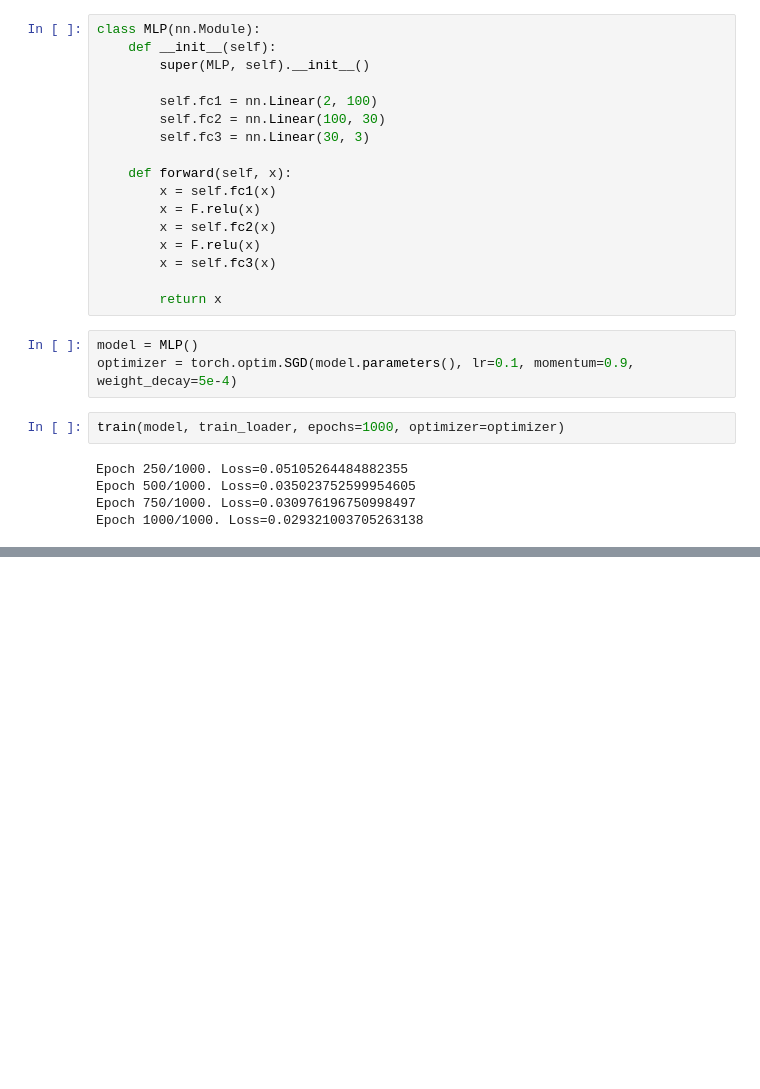
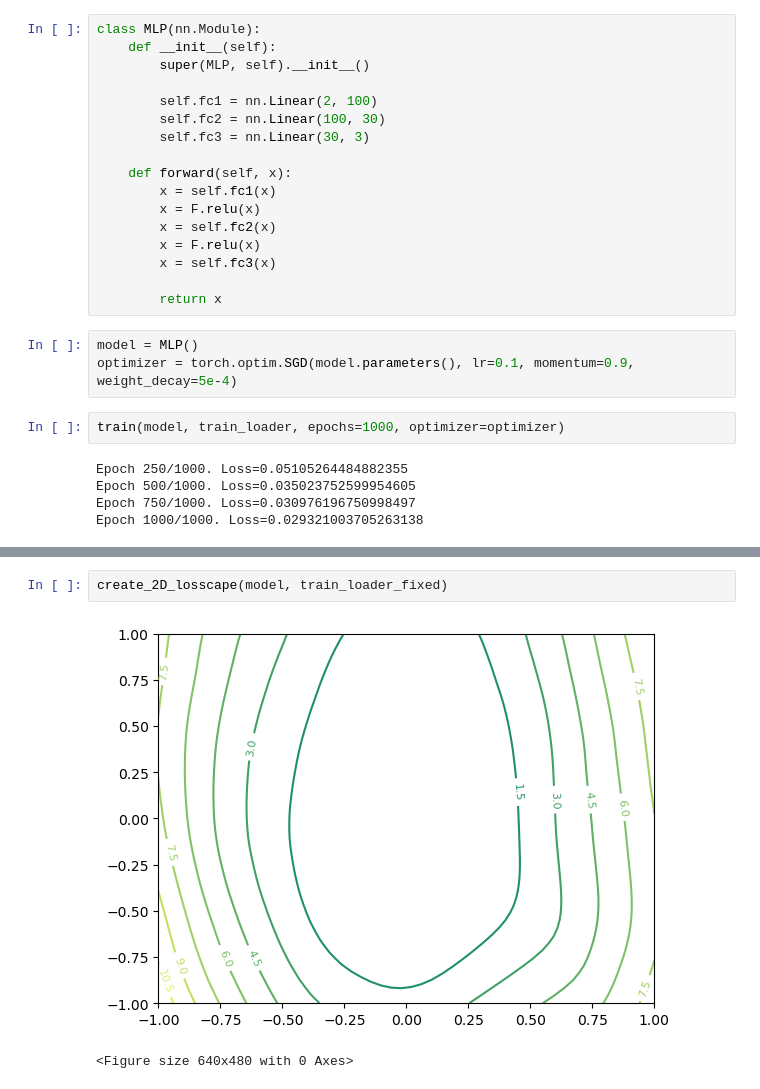
Before and after one commit to alxndrTL/losscape, a Jupyter notebook: spirals.ipynb, the cells around one changed output, grey strips where cells are left out. Cells and saved outputs as stored; diff of their text form; blank space fills up the shorter version.

```diff
--- a/spirals.ipynb
+++ b/spirals.ipynb
@@ -76,0 +82,5 @@ Epoch 1000/1000. Loss=0.029321003705263138
+# %%
+create_2D_losscape(model, train_loader_fixed)
+# %% [output]
+[figure, added]
+<Figure size 640x480 with 0 Axes>
```
Also changed, not shown: parts of 1 cell of this notebook, 3 other files.
